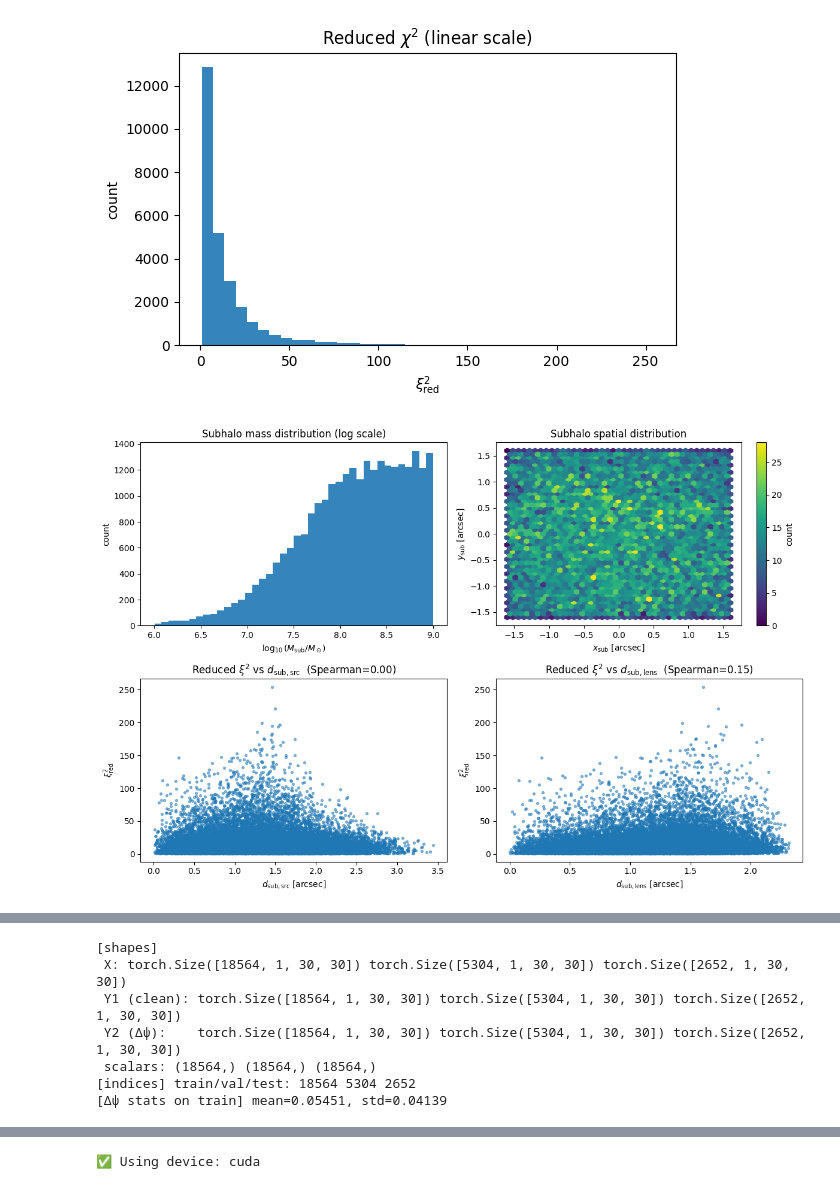
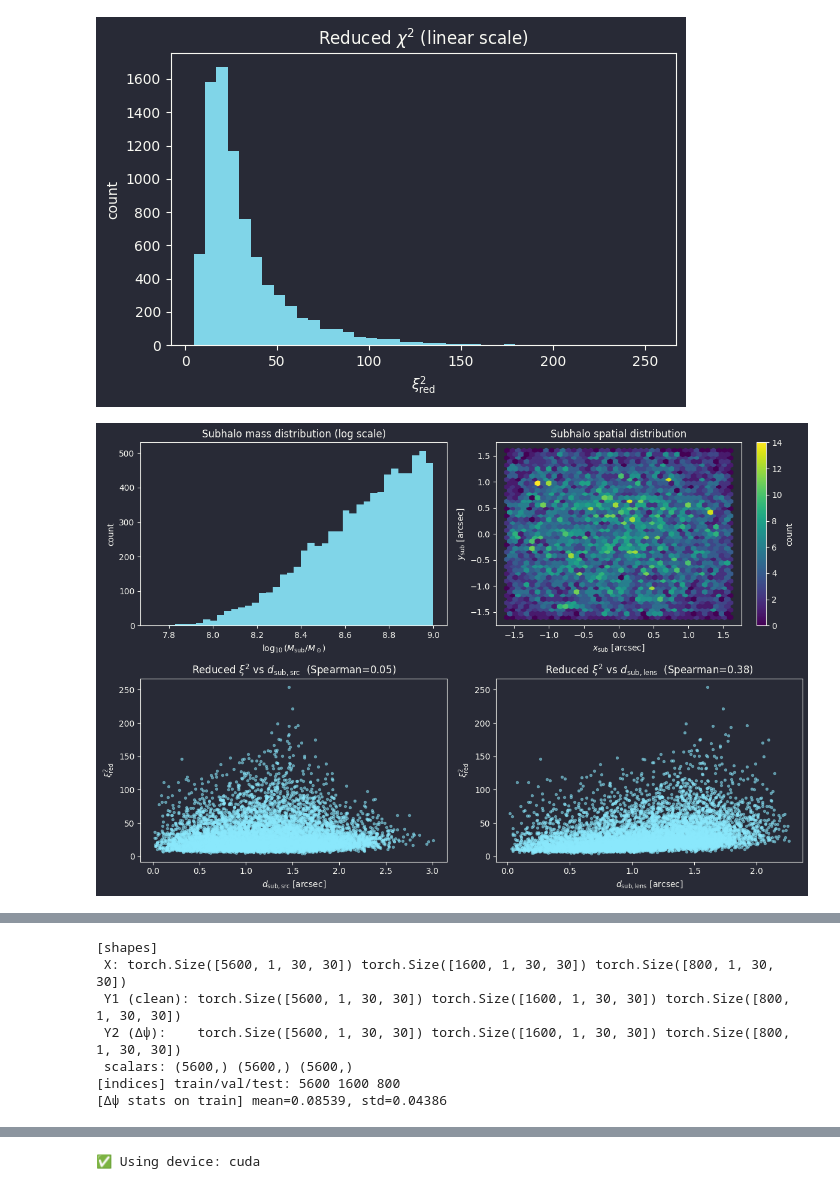
Before and after one commit to JuanDDiosRojas/PhD, a Jupyter notebook: Lenstronomy/reconstructor_sb_subset.ipynb, the cells around one changed output, grey strips where cells are left out. Saved outputs shown, nothing was run; the diff lists cells and outputs as text; code cells hidden in the pictures.

```diff
--- a/Lenstronomy/reconstructor_sb_subset.ipynb
+++ b/Lenstronomy/reconstructor_sb_subset.ipynb
@@ -4,13 +4,15 @@
 import numpy as np
 import h5py
 import matplotlib.pyplot as plt
+import matplotx
+plt.style.use(matplotx.styles.dracula)
 from scipy.stats import spearmanr
 
 # ======================
 # Parameters
 # ======================
 # h5_path = 'LSST_singleband_subset_pred.h5'  # subset file
-h5_path = "LSST_singleband_subset_pred_2.h5"   # subset file
+h5_path = "LSST_singleband_subset_pred_3.h5"   # subset file
 N_EXAMPLES = 4
 RANDOM_SEED = None
 
@@ -102,7 +104,7 @@ with h5py.File(h5_path, 'r') as f:
         # (1) Observed (noisy)
         ax = axes[row, 0]
         obs = f[k_obs][idx]
-        ax.imshow(obs, origin='lower', extent=extent, cmap='turbo', interpolation='nearest')
+        ax.imshow(obs, origin='lower', extent=extent, cmap='turbo')
         if np.isfinite(xs) and np.isfinite(ys): ax.scatter([xs],[ys], s=70, marker='x', lw=2, c='w')
         if np.isfinite(x0) and np.isfinite(y0): ax.scatter([x0],[y0], s=55, marker='+', lw=1.5, c='w')
         ax.set_title(f"#{idx} observed\nM={m:.2e} M$_\\odot$")
@@ -111,7 +113,7 @@ with h5py.File(h5_path, 'r') as f:
         # (2) Clean (noiseless)
         ax = axes[row, 1]
         clean = f[k_clean][idx]
-        ax.imshow(clean, origin='lower', extent=extent, cmap='turbo', interpolation='nearest')
+        ax.imshow(clean, origin='lower', extent=extent, cmap='turbo')
         if np.isfinite(x0) and np.isfinite(y0): ax.scatter([x0],[y0], s=55, marker='+', lw=1.5, c='w')
         ax.set_title("clean (noiseless)")
         ax.set_xlabel("arcsec")
@@ -120,7 +122,7 @@ with h5py.File(h5_path, 'r') as f:
         ax = axes[row, 2]
         # resid = np.abs(obs - clean)
         resid = obs - clean
-        im = ax.imshow(resid, origin='lower', extent=extent, cmap='turbo', interpolation='nearest')
+        im = ax.imshow(resid, origin='lower', extent=extent, cmap='turbo')
         if np.isfinite(xs) and np.isfinite(ys): ax.scatter([xs],[ys], s=70, marker='x', lw=2, c='w')
         ax.set_title(r"obs - clean")
         ax.set_xlabel("arcsec")
@@ -131,7 +133,7 @@ with h5py.File(h5_path, 'r') as f:
         # (4) Δψ
         ax = axes[row, 3]
         dpsi = f[k_dpsi][idx]
-        ax.imshow(dpsi, origin='lower', extent=extent, cmap='bone', interpolation='nearest')
+        ax.imshow(dpsi, origin='lower', extent=extent, cmap='bone')
         if np.isfinite(xs) and np.isfinite(ys): ax.scatter([xs],[ys], s=70, marker='x', lw=2, c='r')
         ax.set_title("Δψ map")
         ax.set_xlabel("arcsec")
@@ -235,11 +237,11 @@ orig_index range: [0, 49999]
 # %%
-import numpy as np
-import h5py
-import matplotlib.pyplot as plt
+# import numpy as np
+# import h5py
+# import matplotlib.pyplot as plt
 from scipy.stats import spearmanr
 
 # H5 = "LSST_singleband_dataset.h5"
-H5 = "LSST_singleband_subset_pred_2.h5"
+H5 = "LSST_singleband_subset_pred_3.h5"
 def _pick_attr(attrs, name, default=None, cast=float):
     """Safe attribute getter with default and optional casting."""
     try:
@@ -323,32 +325,32 @@ rho2, _ = spearmanr(d_sub_lens[msk2], xi2r[msk2], nan_policy="omit")
 ax22.scatter(d_sub_lens[msk2], xi2r[msk2], s=8, alpha=.5)
 ax22.set_xlabel(r'$d_{\rm sub,lens}$ [arcsec]')
 ax22.set_ylabel(r'$\xi^2_{\rm red}$')
 ax22.set_title(f'Reduced $\\xi^2$ vs $d_{{\\rm sub,lens}}$  (Spearman={rho2:.2f})')
 
 plt.tight_layout()
 plt.show()
 
 # ---------- Figure 2: Geometry plane colored by log10 reduced χ² ----------
 fig, ax = plt.subplots(figsize=(6, 5))
 geo_mask = np.isfinite(d_sub_src) & np.isfinite(d_sub_lens) & np.isfinite(logXi)
 sc = ax.scatter(d_sub_src[geo_mask], d_sub_lens[geo_mask], c=logXi[geo_mask], s=10, alpha=.7)
 ax.set_xlabel(r'$d_{\rm sub,src}$ [arcsec]')
 ax.set_ylabel(r'$d_{\rm sub,lens}$ [arcsec]')
 ax.set_title(r'Geometry plane colored by $\log_{10}\,\xi^2_{\rm red}$')
 cb = plt.colorbar(sc, ax=ax); cb.set_label(r'$\log_{10}\,\xi^2_{\rm red}$')
 plt.tight_layout()
 plt.show()
 
 # ---------- Figure 3: Reduced χ² vs source–lens distance ----------
 msk3 = np.isfinite(d_src_lens) & xi2r_mask
 rho3, _ = spearmanr(d_src_lens[msk3], xi2r[msk3], nan_policy="omit")
 fig, ax = plt.subplots(figsize=(6, 5))
 ax.scatter(d_src_lens[msk3], xi2r[msk3], s=8, alpha=.5)
 ax.set_xlabel(r'$d_{\rm src,lens}$ [arcsec]')
 ax.set_ylabel(r'$\xi^2_{\rm red}$')
 ax.set_title(f'Reduced $\\xi^2$ vs $d_{{\\rm src,lens}}$  (Spearman={rho3:.2f})')
 plt.tight_layout()
 plt.show()
 # %% [output]
-[figure, old version]
+[figure, new version]
-[figure, old version]
+[figure, new version]
@@ -357,7 +359,7 @@ plt.show()
 # %%
 import torch
 from sklearn.model_selection import train_test_split
-SUBSET_H5 = "LSST_singleband_subset_pred_2.h5"   # <- same as above
+SUBSET_H5 = "LSST_singleband_subset_pred_3.h5"   # <- same as above
 
 # Reproducibility for the split
 RANDOM_STATE = 42
@@ -441,12 +443,12 @@ print(f"[Δψ stats on train] mean={mean_dpsi:.4g}, std={std_dpsi:.4g}")
 norm_stats = {"delta_psi_mean_train": mean_dpsi, "delta_psi_std_train": std_dpsi}
 # %% [output]
 [shapes]
- X: torch.Size([18564, 1, 30, 30]) torch.Size([5304, 1, 30, 30]) torch.Size([2652, 1, 30, 30])
- Y1 (clean): torch.Size([18564, 1, 30, 30]) torch.Size([5304, 1, 30, 30]) torch.Size([2652, 1, 30, 30])
- Y2 (Δψ):    torch.Size([18564, 1, 30, 30]) torch.Size([5304, 1, 30, 30]) torch.Size([2652, 1, 30, 30])
- scalars: (18564,) (18564,) (18564,)
-[indices] train/val/test: 18564 5304 2652
-[Δψ stats on train] mean=0.05451, std=0.04139
+ X: torch.Size([5600, 1, 30, 30]) torch.Size([1600, 1, 30, 30]) torch.Size([800, 1, 30, 30])
+ Y1 (clean): torch.Size([5600, 1, 30, 30]) torch.Size([1600, 1, 30, 30]) torch.Size([800, 1, 30, 30])
+ Y2 (Δψ):    torch.Size([5600, 1, 30, 30]) torch.Size([1600, 1, 30, 30]) torch.Size([800, 1, 30, 30])
+ scalars: (5600,) (5600,) (5600,)
+[indices] train/val/test: 5600 1600 800
+[Δψ stats on train] mean=0.08539, std=0.04386
 # %%
 
 # 1) Carga xi2_reduced del subset
```
Also changed, not shown: parts of 13 cells of this notebook.
